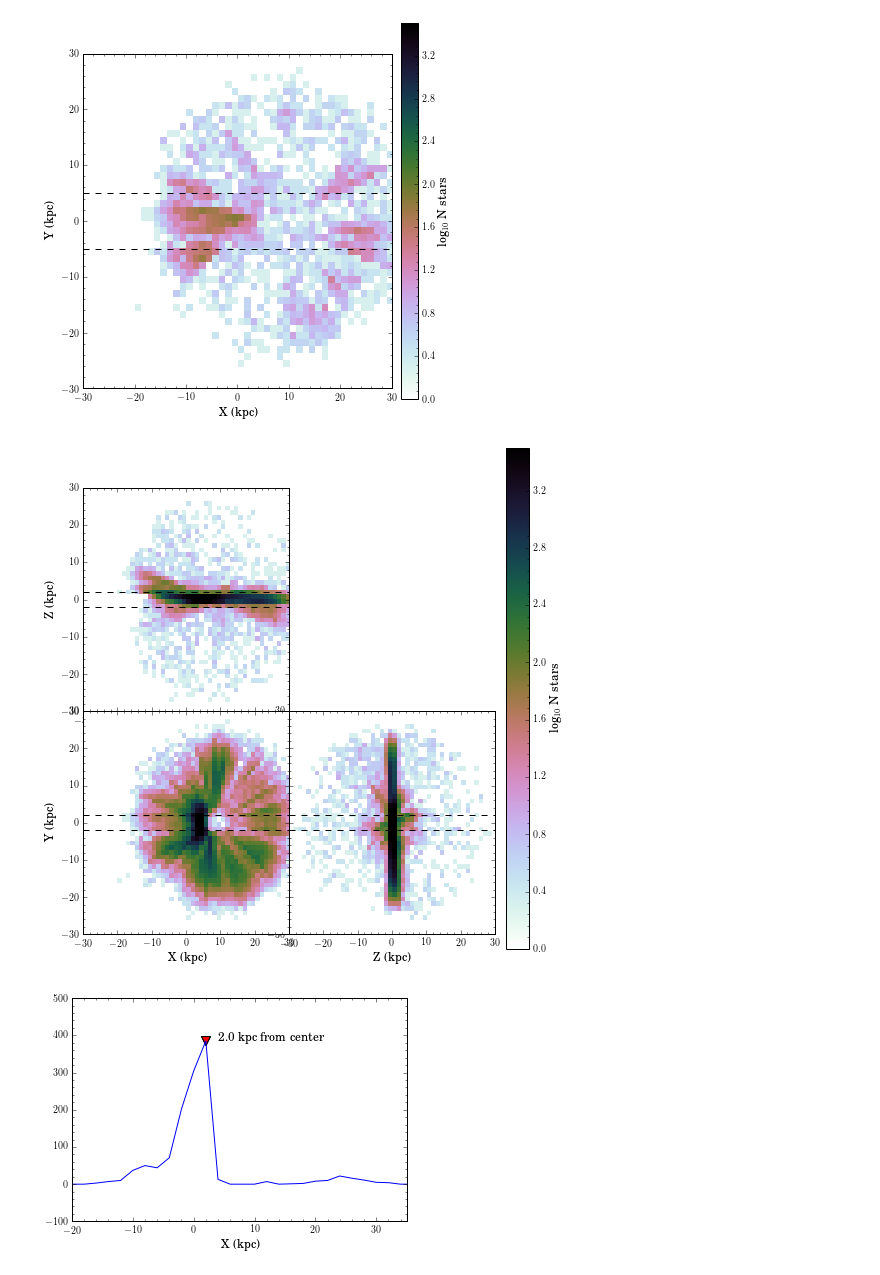
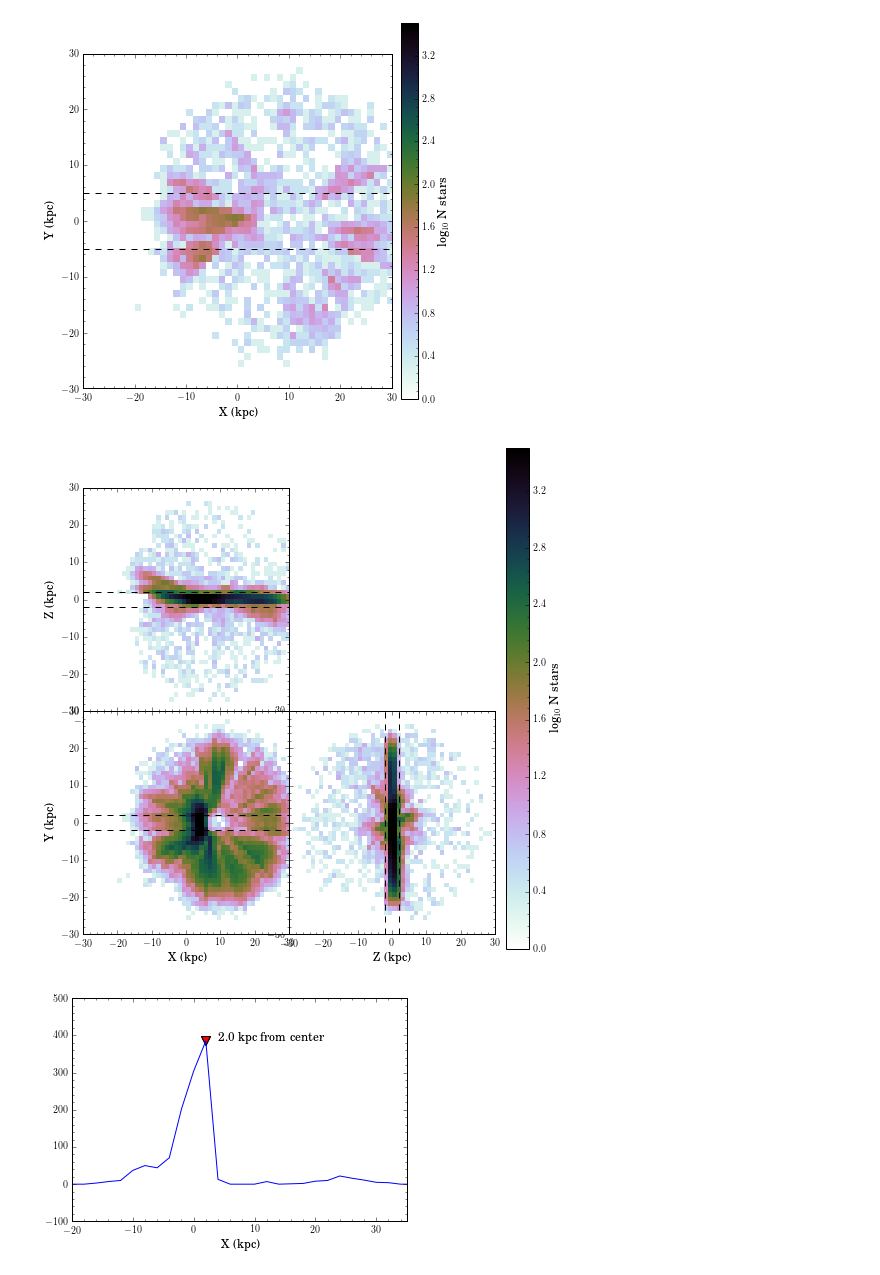
Before and after one commit to nhuntwalker/new_work_scripts, a Jupyter notebook: full_production.ipynb, the cells around one changed output. Cells and saved outputs as stored; diff of their text form; code cells hidden in the pictures.

Commit message:
Went all the way through to the R-Z distribution of O-rich candidates

```diff
--- a/full_production.ipynb
+++ b/full_production.ipynb
@@ -2473,9 +2473,9 @@ def plot_xyz(df, dbulge=8.0, title=None, scatter=False, outfile=None, contours=F
         ax.imshow(np.log10(H.T), extent=extent, aspect="auto", interpolation="nearest",
                   origin="lower", cmap=plt.cm.cubehelix_r, vmax=3.5)
 
-    if y_restrict:
-        ax.plot([-30, 30],[y_restrict, y_restrict], linestyle="--", color='k')
-        ax.plot([-30, 30],[-y_restrict, -y_restrict], linestyle="--", color='k')
+    if z_restrict:
+        ax.plot([z_restrict, z_restrict], [-30, 30],linestyle="--", color='k')
+        ax.plot([-z_restrict, -z_restrict], [-30, 30], linestyle="--", color='k')
 
     ax.set_xlim(-30, 30)
     ax.set_ylim(-30, 30)
@@ -2518,9 +2518,9 @@ plot_xy(candidates[candidates.chem == "O-rich"][abs(candidates.Z) > 2])
 # %% [output]
 [figure]
 # %%
-plot_xyz(candidates[candidates.chem == "O-rich"], z_restrict = 2, y_restrict = 2)
+plot_xyz(candidates[candidates.chem == "O-rich"], z_restrict = 2, y_restrict = 2, outfile="../figures/orich_candidates_galactic.pdf")
 # %% [output]
-[figure, old version]
+[figure, new version]
 # %%
 vec = candidates[candidates.chem == "O-rich"][(abs(candidates.Z) < 3) &
                                               (abs(candidates.Z > 1)) &
```
Also changed, not shown: parts of 9 cells of this notebook.
